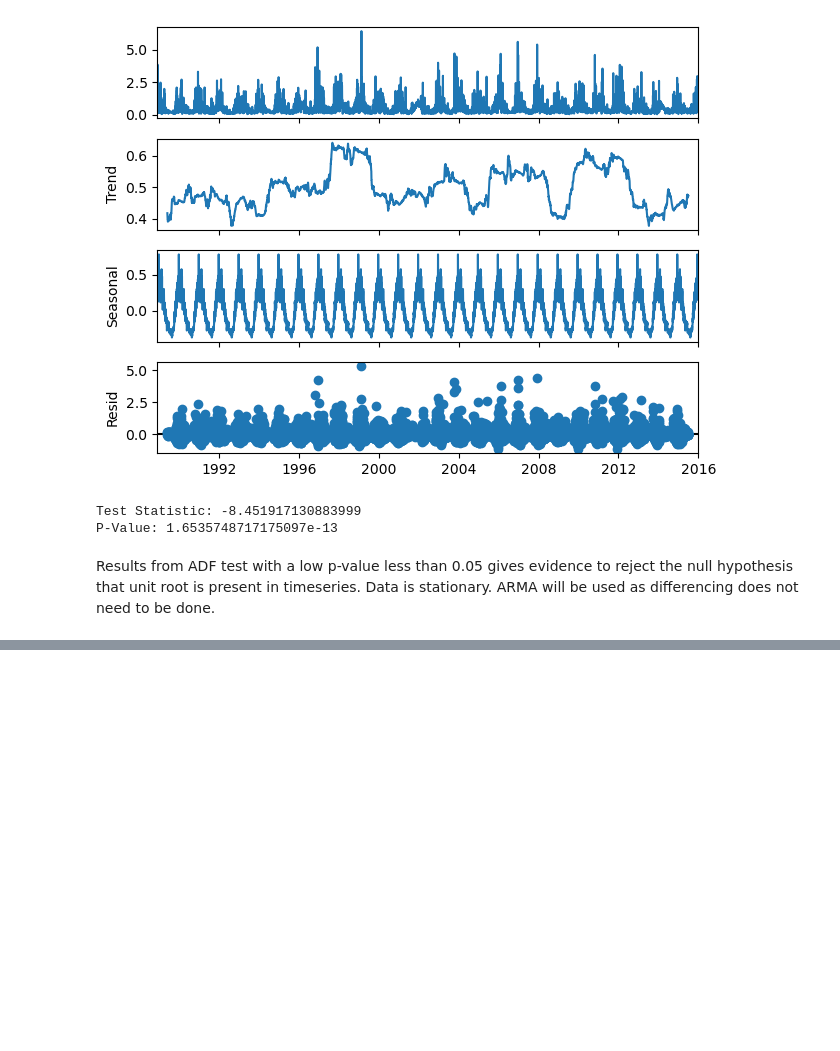
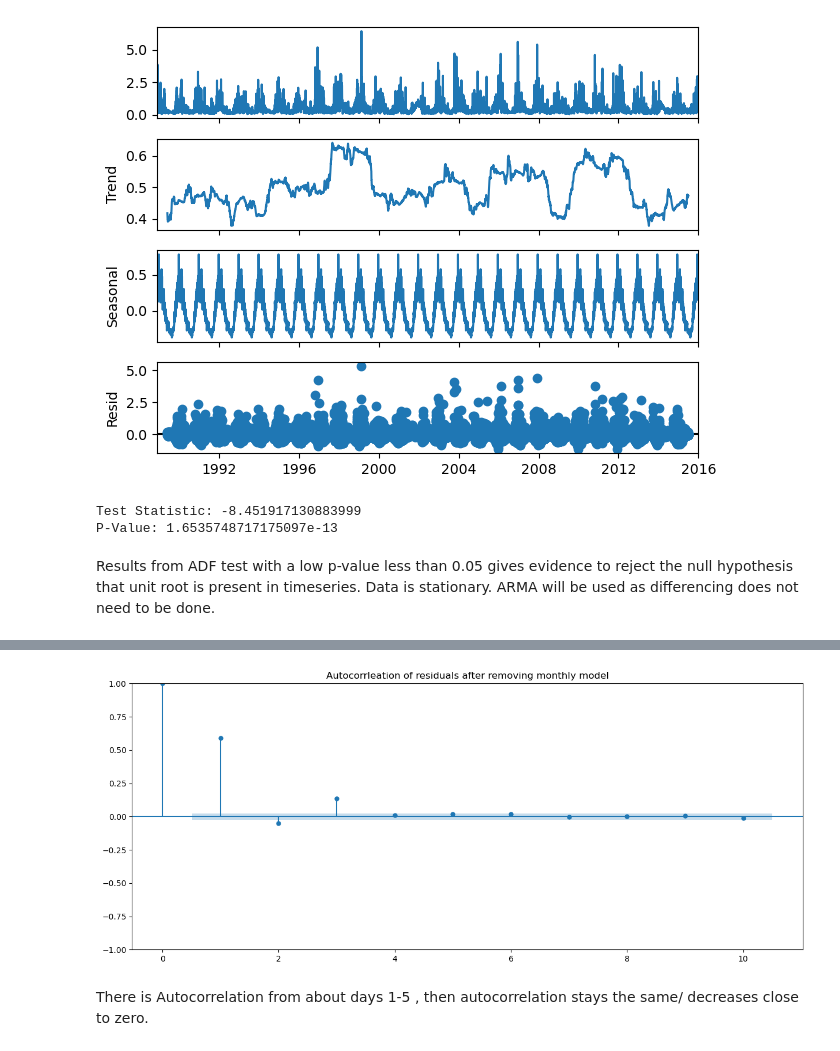
Before and after one commit to ksalango/Capstone-Project, a Jupyter notebook: Notebooks/Wave_Energy_TS.ipynb, the cells around one changed output, grey strips where cells are left out. Cells and saved outputs as stored; diff of their text form; code cells hidden in the pictures; blank space fills up the shorter version.

```diff
--- a/Notebooks/Wave_Energy_TS.ipynb
+++ b/Notebooks/Wave_Energy_TS.ipynb
@@ -692,0 +517,10 @@ plt.show()
+# %%
+lags= 10
+fig, ax = plt.subplots(figsize=(15, 6))
+plot_pacf(residuals,lags=lags,ax=ax)
+plt.title('Autocorrleation of residuals after removing monthly model')
+plt.show()
+# %% [output]
+[figure, added]
+# %% [markdown]
+There is Autocorrelation from about days 1-5 , then autocorrelation stays the same/ decreases close to zero.
```
Also changed, not shown: parts of 39 cells of this notebook.
